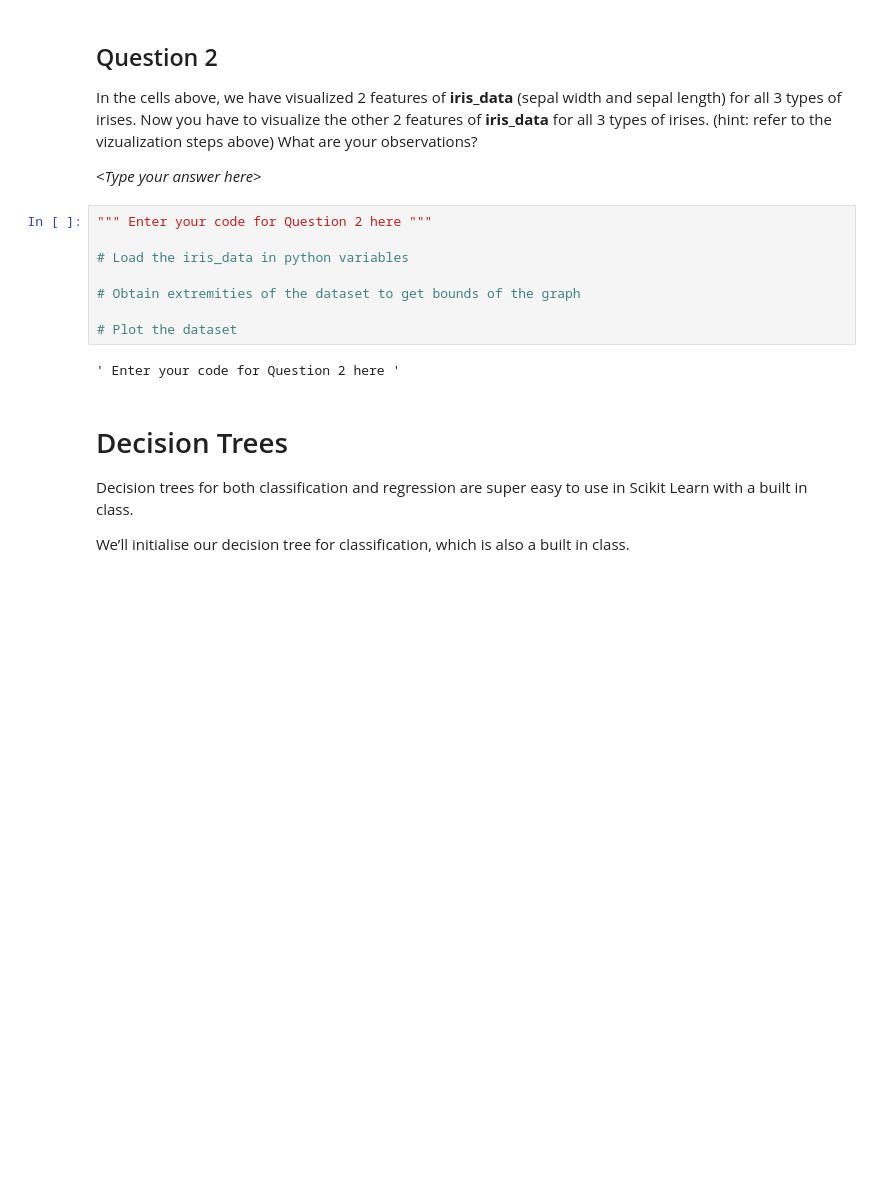
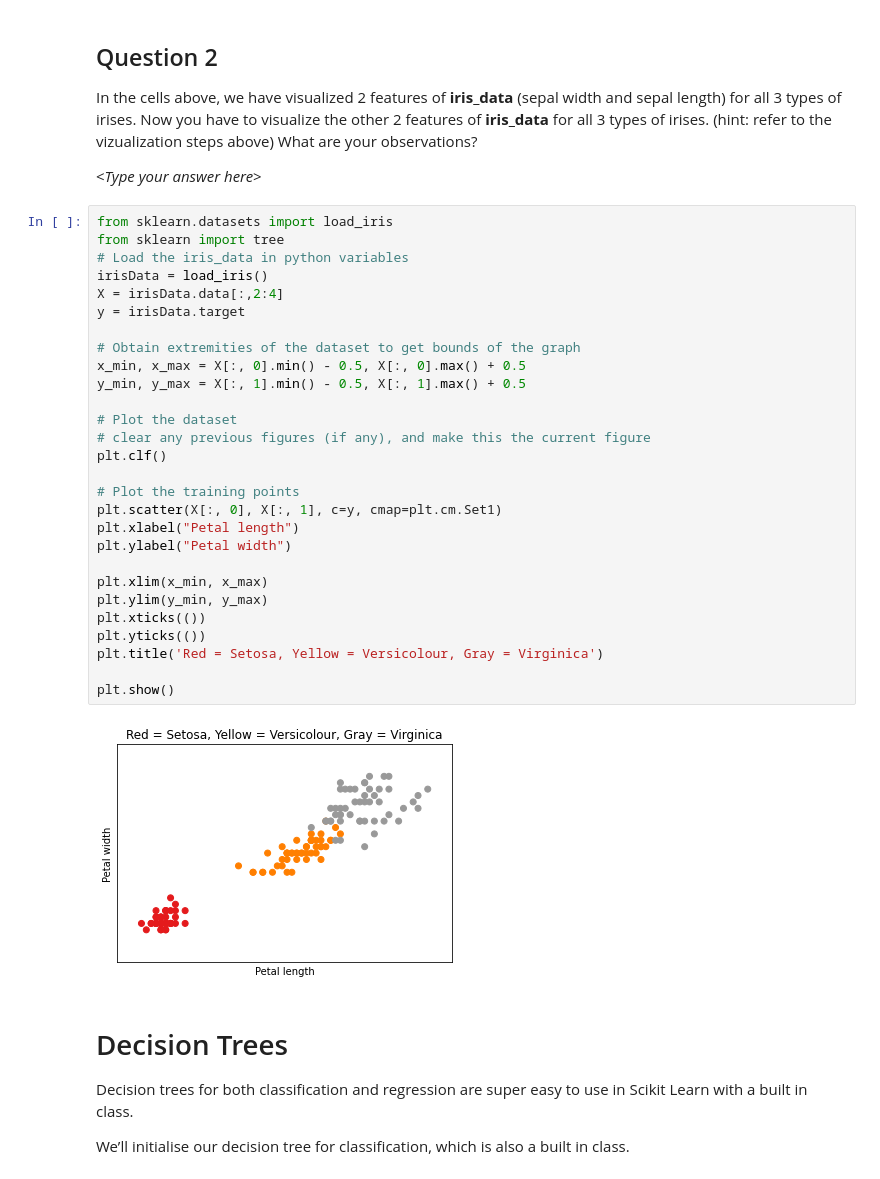
Before and after one commit to jacobshk/FutureMakers2022, a Jupyter notebook: Day_2_Intro_to_Machine_Learning_JS.ipynb, the cells around one changed output. Drawn from its saved outputs; the diff is of its cells as text; blank space fills up the shorter version.

```diff
--- a/Day_2_Intro_to_Machine_Learning_JS.ipynb
+++ b/Day_2_Intro_to_Machine_Learning_JS.ipynb
@@ -125,16 +130,36 @@ What are the two additional features of this dataset?
 In the cells above, we have visualized 2 features of **iris_data** (sepal width and sepal length) for all 3 types of irises. Now you have to visualize the other 2 features of **iris_data** for all 3 types of irises. (hint: refer to the vizualization steps above) What are your observations?
 
 \<*Type your answer here*\>
-# %%
-""" Enter your code for Question 2 here """
-
-# Load the iris_data in python variables
-
-# Obtain extremities of the dataset to get bounds of the graph
-
-# Plot the dataset
-# %% [output]
-' Enter your code for Question 2 here '
+# %%
+from sklearn.datasets import load_iris
+from sklearn import tree
+# Load the iris_data in python variables
+irisData = load_iris()
+X = irisData.data[:,2:4]
+y = irisData.target
+
+# Obtain extremities of the dataset to get bounds of the graph
+x_min, x_max = X[:, 0].min() - 0.5, X[:, 0].max() + 0.5
+y_min, y_max = X[:, 1].min() - 0.5, X[:, 1].max() + 0.5
+
+# Plot the dataset
+# clear any previous figures (if any), and make this the current figure
+plt.clf()
+
+# Plot the training points
+plt.scatter(X[:, 0], X[:, 1], c=y, cmap=plt.cm.Set1)
+plt.xlabel("Petal length")
+plt.ylabel("Petal width")
+
+plt.xlim(x_min, x_max)
+plt.ylim(y_min, y_max)
+plt.xticks(())
+plt.yticks(())
+plt.title('Red = Setosa, Yellow = Versicolour, Gray = Virginica')
+
+plt.show()
+# %% [output]
+[figure, added]
 # %% [markdown]
 # Decision Trees
 
```
Also changed, not shown: parts of 10 cells of this notebook.
